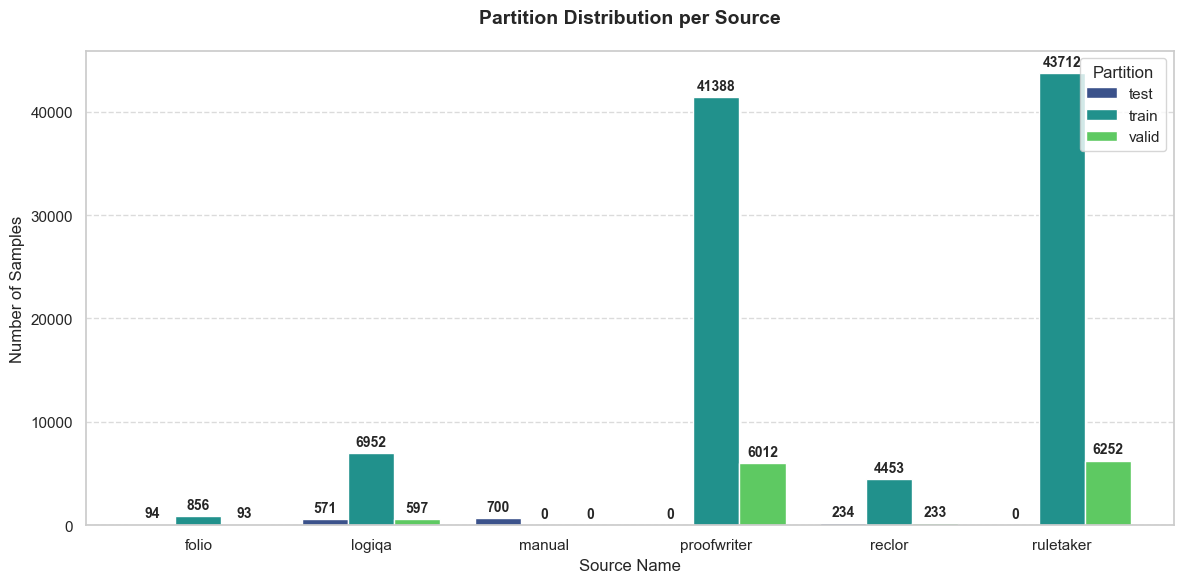
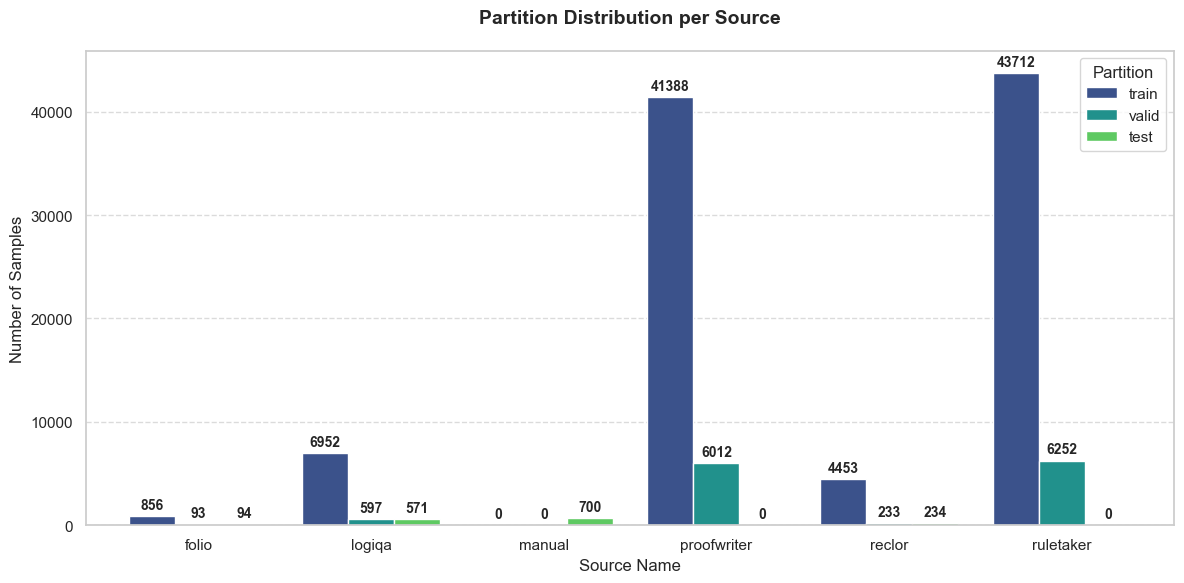
The notebook cell's code change between the first figure and the second:
--- before
+++ after
@@ -1,5 +1,7 @@
+palette = sns.color_palette("viridis", 3)
+
 pivot_df = pd.crosstab(df['source_name'], df['partition'])
-
-palette = sns.color_palette("viridis", 3)
+desired_order = ['train', 'valid', 'test']
+pivot_df = pivot_df.reindex(columns=desired_order, fill_value=0)
 ax = pivot_df.plot(kind='bar', figsize=(12, 6), color=palette, width=0.8)
 

Commit: fix[eda]: Adjust the order of partition distribution